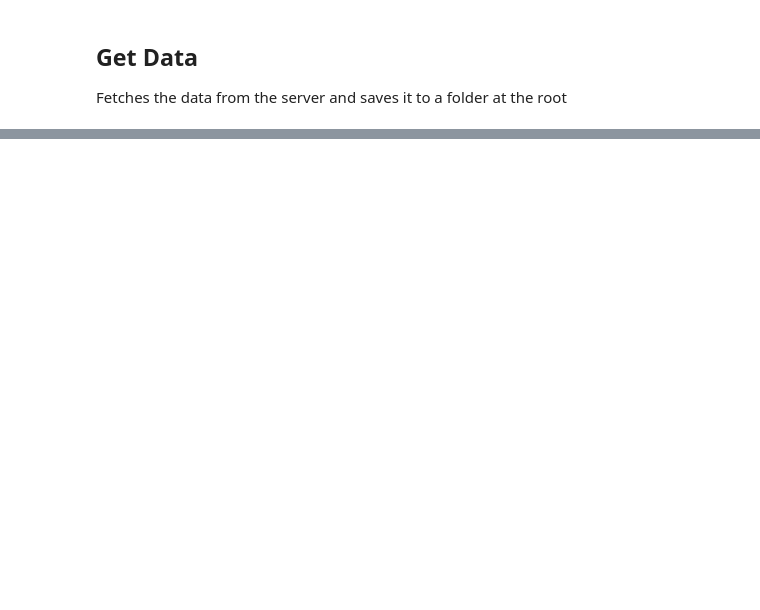
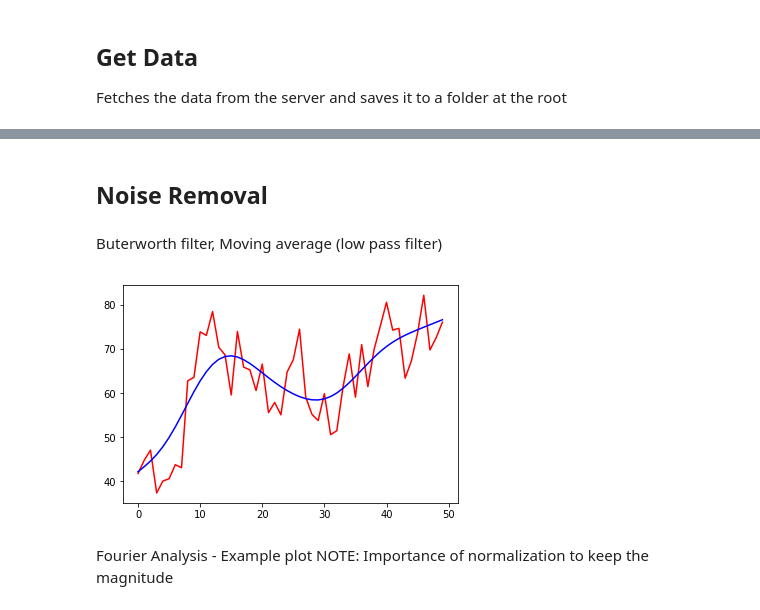
Before and after one commit to HongChen1995/DeepLearning2018, a Jupyter notebook: MiniProject1/test.ipynb, the cells around one changed output, grey strips where cells are left out. Saved outputs shown, nothing was run; the diff lists cells and outputs as text; code cells hidden in the pictures; blank space fills up the shorter version.

Commit message:
Preprocessing is working: Implementation of moving average filter and FFT

```diff
--- a/MiniProject1/test.ipynb
+++ b/MiniProject1/test.ipynb
@@ -24,0 +70,23 @@ Downloading https://documents.epfl.ch/users/f/fl/fleuret/www/data/bci/labels_dat
+# %% [markdown]
+## Noise Removal
+# %% [markdown]
+Buterworth filter, Moving average (low pass filter)
+# %%
+import scipy.signal as signal
+
+#Ref. https://stackoverflow.com/questions/35588782/how-to-average-a-signal-to-remove-noise-with-python
+
+# First, design the Buterworth filter, Moving average (low pass filter)
+N  = 3    # Filter order
+Wn = 0.1 # Cutoff frequency
+B, A = signal.butter(N, Wn, output='ba')
+train_inputA = np.array(train_input[0, 0, :])
+smooth_data = signal.filtfilt(B,A, train_inputA)
+plt.plot(train_inputA,'r-')
+plt.plot(smooth_data,'b-')
+plt.show()
+# %% [output]
+[figure, added]
+# %% [markdown]
+Fourier Analysis - Example plot
+NOTE: Importance of normalization to keep the magnitude
```
Also changed, not shown: parts of 10 cells of this notebook, 1 other file.
